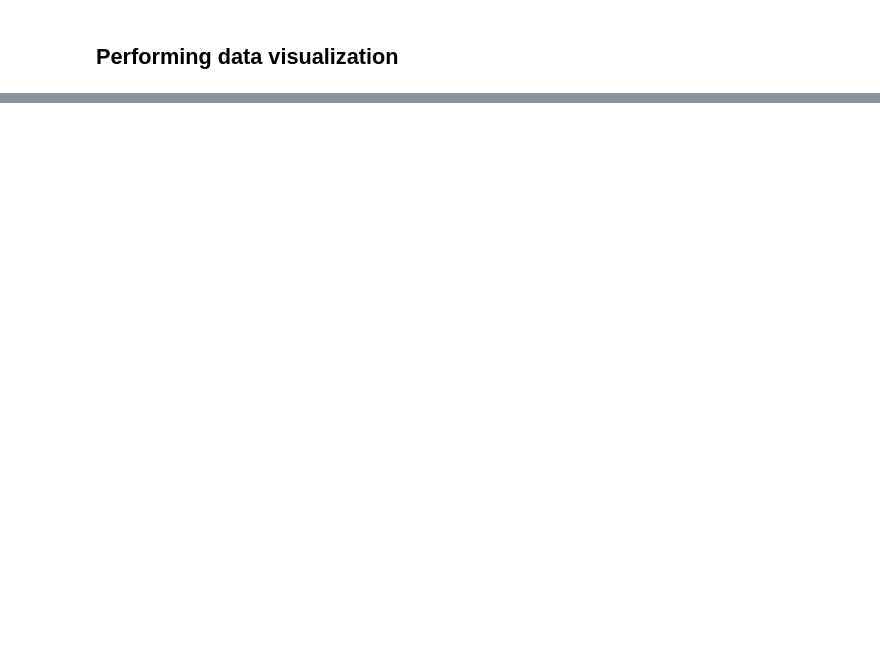
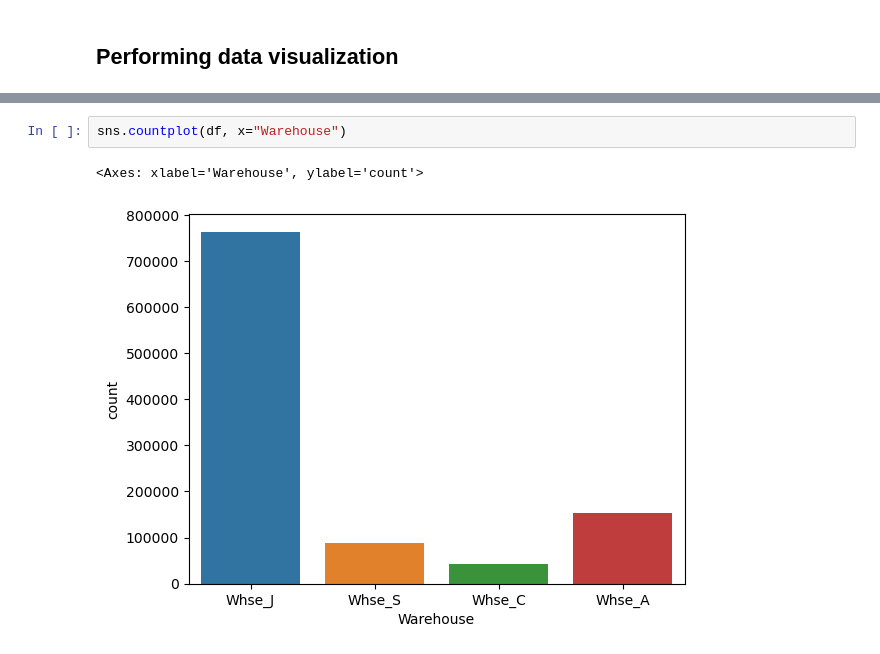
Before and after one commit to StatShibe/SupplyChain_DemandPrediction, a Jupyter notebook: Dataset_Inference.ipynb, the cells around one changed output, grey strips where cells are left out. Saved outputs shown, nothing was run; the diff lists cells and outputs as text; blank space fills up the shorter version.

```diff
--- a/Dataset_Inference.ipynb
+++ b/Dataset_Inference.ipynb
@@ -160,0 +154,5 @@ ImportError: numpy.core.multiarray failed to import
+# %%
+sns.countplot(df, x="Warehouse")
+# %% [output]
+<Axes: xlabel='Warehouse', ylabel='count'>
+[figure, added]
```
Also changed, not shown: parts of 25 cells of this notebook.
